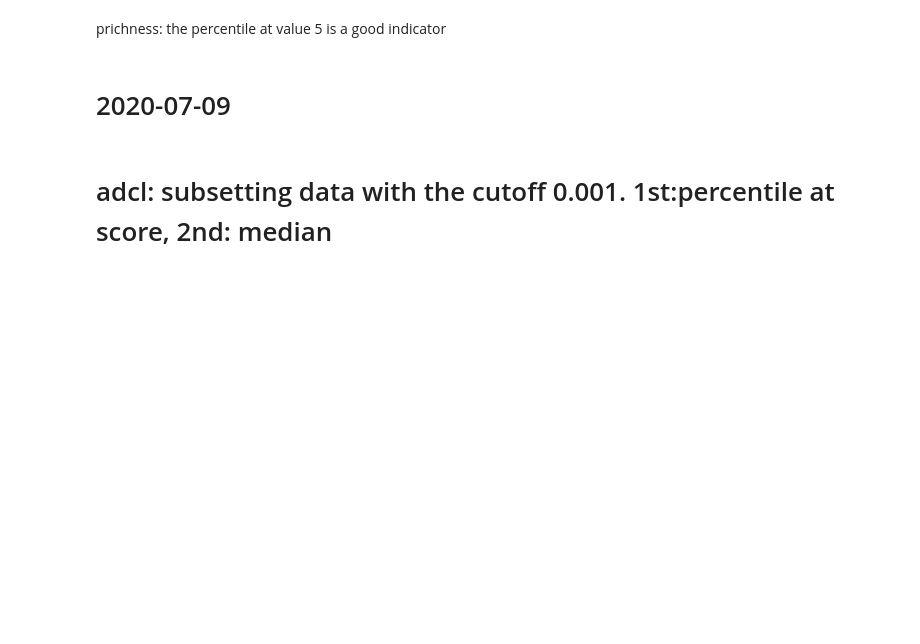
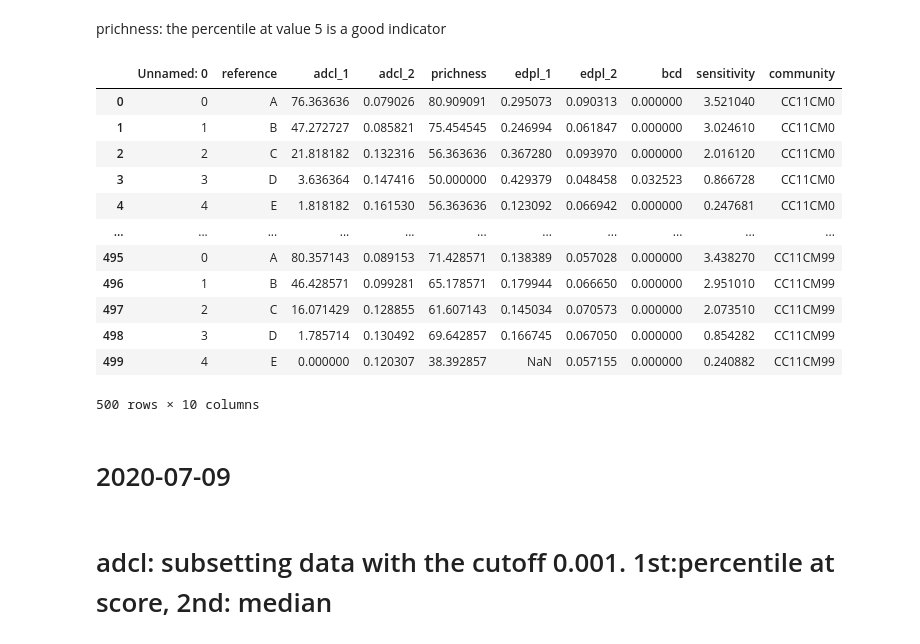
Before and after one commit to hongyingsun1101/microbiome, a Jupyter notebook: data-exploring-202007.ipynb, the cells around one changed output. Drawn from its saved outputs; the diff is of its cells as text; code cells hidden in the pictures; blank space fills up the shorter version.

```diff
--- a/data-exploring-202007.ipynb
+++ b/data-exploring-202007.ipynb
@@ -1140,5 +1153,21 @@ stats.percentileofscore(df.A_prichness,5),stats.percentileofscore(df.B_prichness
 # %% [markdown]
 prichness: the percentile at value 5 is a good indicator
+# %%
+dfallvariable
+# %% [output]
+|  | Unnamed: 0 | reference | adcl_1 | adcl_2 | prichness | edpl_1 | edpl_2 | bcd | sensitivity | community |
+| 0 | 0 | A | 76.363636 | 0.079026 | 80.909091 | 0.295073 | 0.090313 | 0.000000 | 3.521040 | CC11CM0 |
+| 1 | 1 | B | 47.272727 | 0.085821 | 75.454545 | 0.246994 | 0.061847 | 0.000000 | 3.024610 | CC11CM0 |
+| 2 | 2 | C | 21.818182 | 0.132316 | 56.363636 | 0.367280 | 0.093970 | 0.000000 | 2.016120 | CC11CM0 |
+| 3 | 3 | D | 3.636364 | 0.147416 | 50.000000 | 0.429379 | 0.048458 | 0.032523 | 0.866728 | CC11CM0 |
+| 4 | 4 | E | 1.818182 | 0.161530 | 56.363636 | 0.123092 | 0.066942 | 0.000000 | 0.247681 | CC11CM0 |
+| ... | ... | ... | ... | ... | ... | ... | ... | ... | ... | ... |
+| 495 | 0 | A | 80.357143 | 0.089153 | 71.428571 | 0.138389 | 0.057028 | 0.000000 | 3.438270 | CC11CM99 |
+| 496 | 1 | B | 46.428571 | 0.099281 | 65.178571 | 0.179944 | 0.066650 | 0.000000 | 2.951010 | CC11CM99 |
+| 497 | 2 | C | 16.071429 | 0.128855 | 61.607143 | 0.145034 | 0.070573 | 0.000000 | 2.073510 | CC11CM99 |
+| 498 | 3 | D | 1.785714 | 0.130492 | 69.642857 | 0.166745 | 0.067050 | 0.000000 | 0.854282 | CC11CM99 |
+| 499 | 4 | E | 0.000000 | 0.120307 | 38.392857 | NaN | 0.057155 | 0.000000 | 0.240882 | CC11CM99 |
+500 rows × 10 columns
 # %%
 plt.hist(df.A_prichness, bins=[0, 5, 10, df.A_prichness.max()]),
 plt.ylim((0,4000))
```
Also changed, not shown: parts of 5 cells of this notebook, 1 other file.
